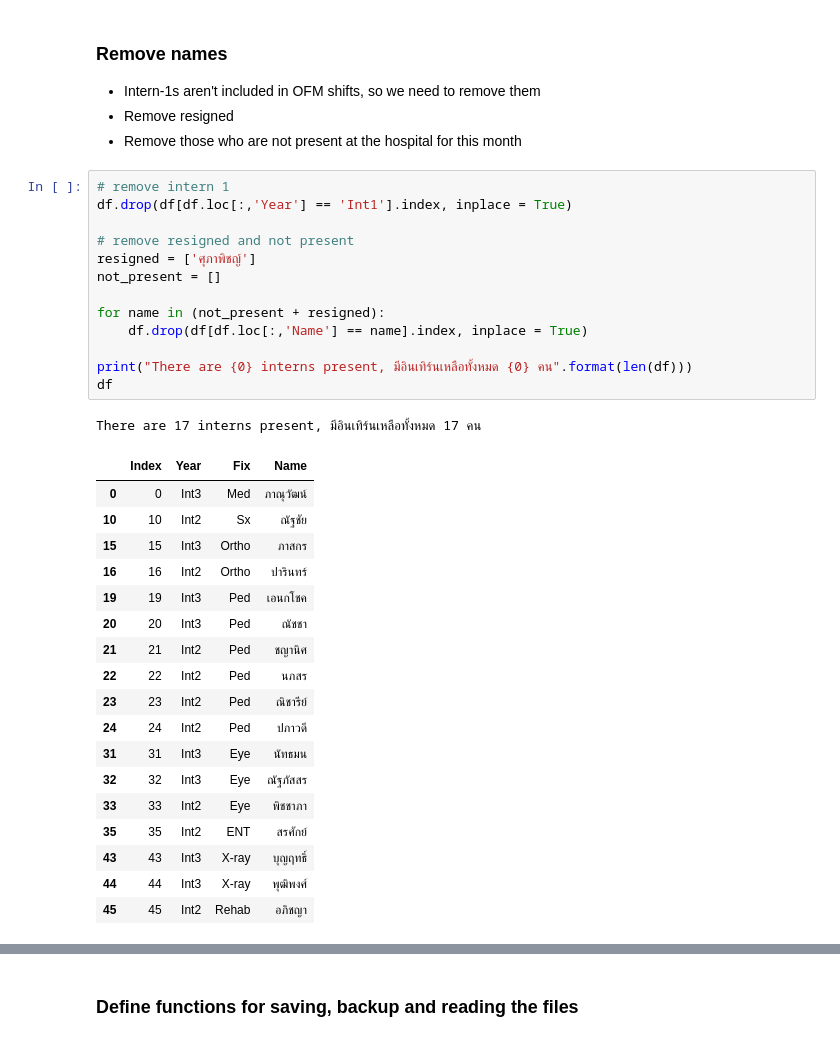
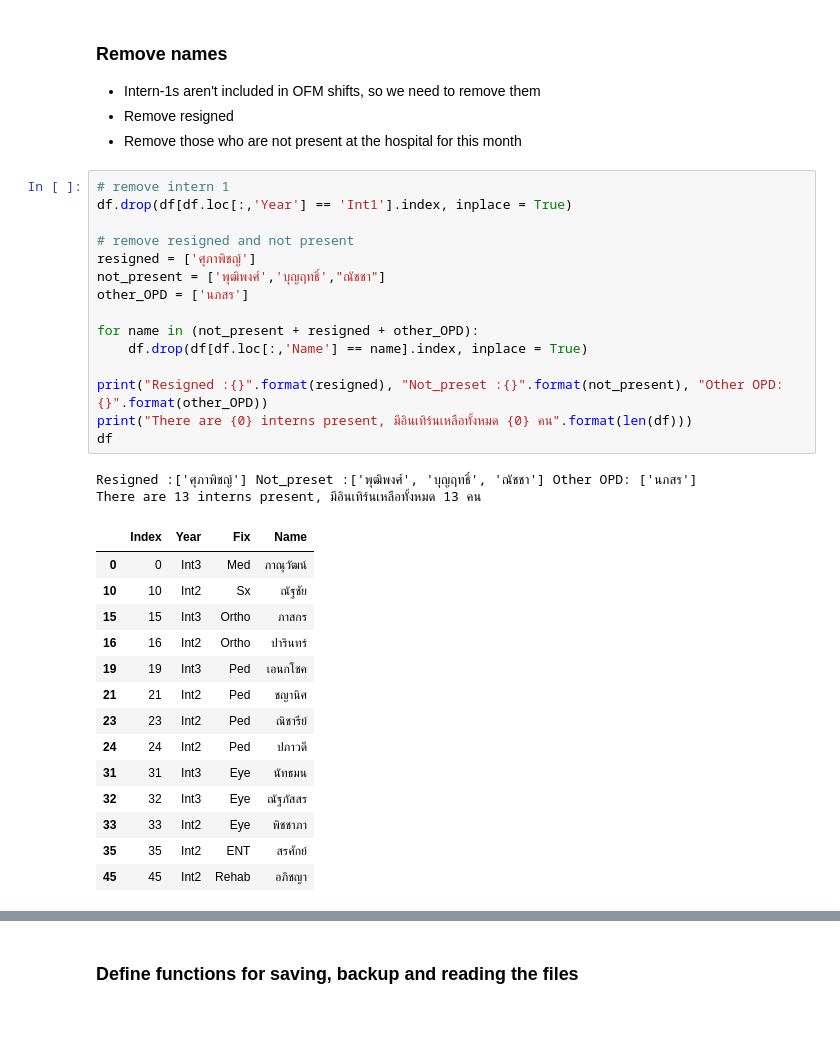
Before and after one commit to PwMarkLiu/Doctor-shift-rostering, a Jupyter notebook: OFM.ipynb, the cells around one changed output, grey strips where cells are left out. Saved outputs shown, nothing was run; the diff lists cells and outputs as text.

```diff
--- a/OFM.ipynb
+++ b/OFM.ipynb
@@ -227,35 +229,34 @@ index_to_name
 # %%
 # remove intern 1
 df.drop(df[df.loc[:,'Year'] == 'Int1'].index, inplace = True)
 
 # remove resigned and not present
 resigned = ['ศุภาพิชญ์']
-not_present = []
+not_present = ['พุฒิพงศ์','บุญฤทธิ์',"ณัชชา"]
+other_OPD = ['นภสร']
 
-for name in (not_present + resigned):
+for name in (not_present + resigned + other_OPD):
     df.drop(df[df.loc[:,'Name'] == name].index, inplace = True)
 
+print("Resigned :{}".format(resigned), "Not_preset :{}".format(not_present), "Other OPD: {}".format(other_OPD))
 print("There are {0} interns present, มีอินเทิร์นเหลือทั้งหมด {0} คน".format(len(df)))
 df
 # %% [output]
-There are 17 interns present, มีอินเทิร์นเหลือทั้งหมด 17 คน
+Resigned :['ศุภาพิชญ์'] Not_preset :['พุฒิพงศ์', 'บุญฤทธิ์', 'ณัชชา'] Other OPD: ['นภสร']
+There are 13 interns present, มีอินเทิร์นเหลือทั้งหมด 13 คน
 |  | Index | Year | Fix | Name |
 | 0 | 0 | Int3 | Med | ภาณุวัฒน์ |
 | 10 | 10 | Int2 | Sx | ณัฐชัย |
 | 15 | 15 | Int3 | Ortho | ภาสกร |
 | 16 | 16 | Int2 | Ortho | ปารินทร์ |
 | 19 | 19 | Int3 | Ped | เอนกโชค |
-| 20 | 20 | Int3 | Ped | ณัชชา |
 | 21 | 21 | Int2 | Ped | ชญานิศ |
-| 22 | 22 | Int2 | Ped | นภสร |
 | 23 | 23 | Int2 | Ped | ณิชารีย์ |
 | 24 | 24 | Int2 | Ped | ปภาวดี |
 | 31 | 31 | Int3 | Eye | นัทธมน |
 | 32 | 32 | Int3 | Eye | ณัฐภัสสร |
 | 33 | 33 | Int2 | Eye | พิชชาภา |
 | 35 | 35 | Int2 | ENT | สรศักย์ |
-| 43 | 43 | Int3 | X-ray | บุญฤทธิ์ |
-| 44 | 44 | Int3 | X-ray | พุฒิพงศ์ |
 | 45 | 45 | Int2 | Rehab | อภิชญา |
 # %%
 import pickle
```
Also changed, not shown: parts of 14 cells of this notebook.
